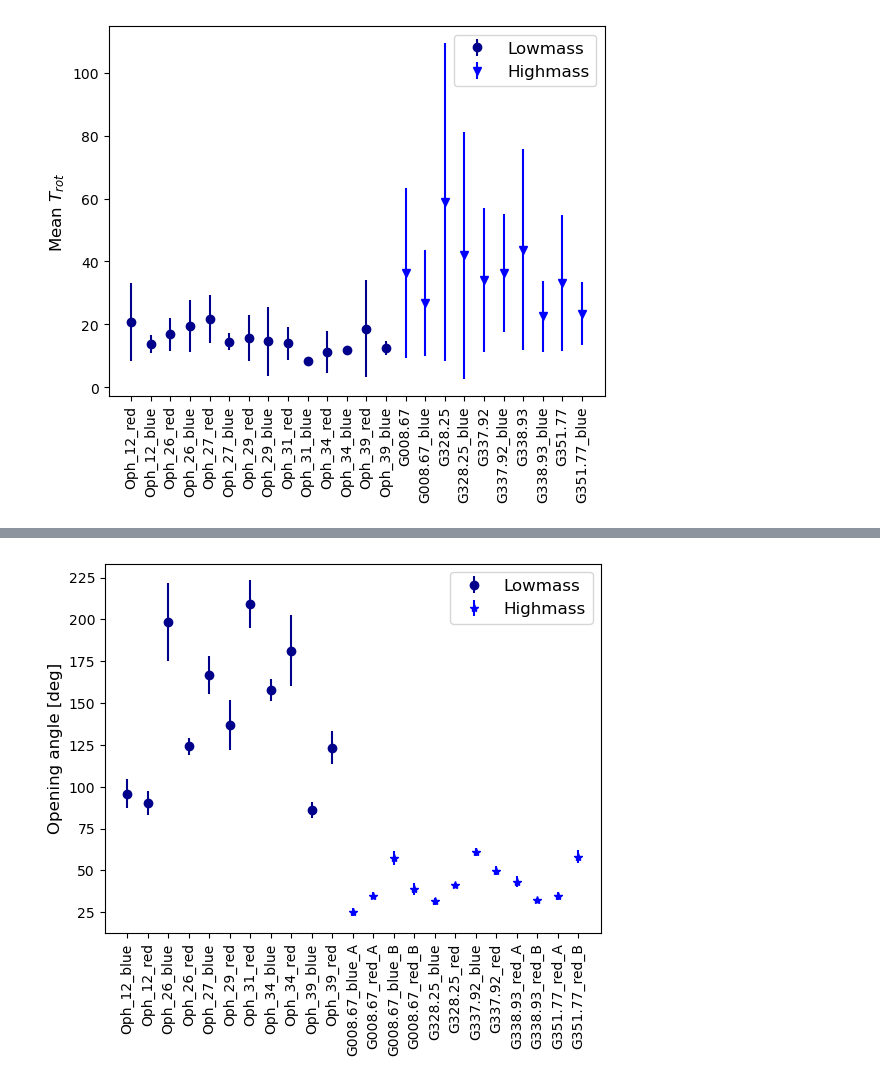
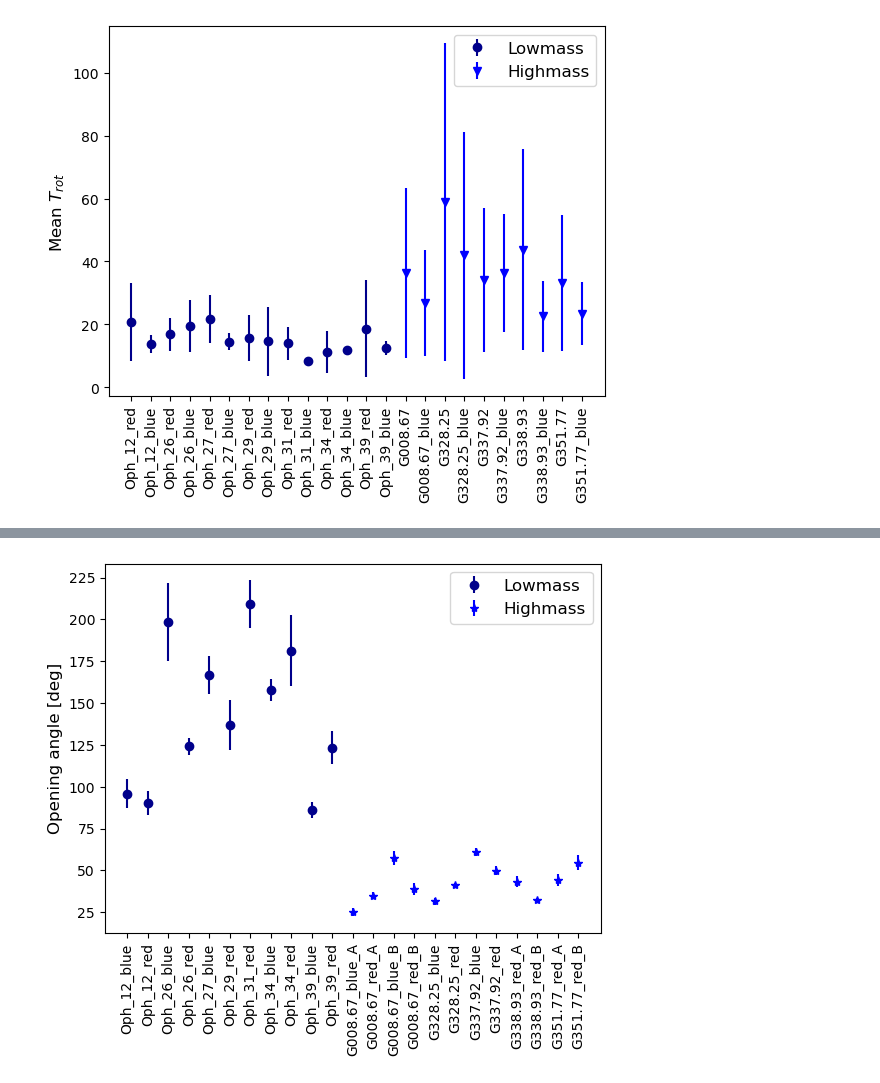
Before and after one commit to femkeballieux/master_project_2, a Jupyter notebook: code/discussion_plots.ipynb, the cells around one changed output, grey strips where cells are left out. Drawn from its saved outputs; the diff is of its cells as text; code cells hidden in the pictures.

```diff
--- a/code/discussion_plots.ipynb
+++ b/code/discussion_plots.ipynb
@@ -179,28 +179,28 @@ plt.show()
 # %%
 
 #be careful with copy pasting, blue always first
 angles_ID_lowmass=np.array(['Oph_12_blue', 'Oph_12_red', 'Oph_26_blue', 'Oph_26_red', 'Oph_27_blue', 'Oph_29_red', 'Oph_31_red',\
                      'Oph_34_blue', 'Oph_34_red', 'Oph_39_blue', 'Oph_39_red'])
 
 
 
 angles_ID_highmass = np.array(['G008.67_blue_A', 'G008.67_red_A', 'G008.67_blue_B', 'G008.67_red_B', 'G328.25_blue', 'G328.25_red', 'G337.92_blue', \
                        'G337.92_red', 'G338.93_red_A', 'G338.93_red_B', 'G351.77_red_A', 'G351.77_red_B'])
 
 
 angles_lowmass = np.array([95.8, 90.5, 198.4, 124.1, 166.8, 136.8, 209.1, 157.9, 181.2, 86.1, 123.3])
 e_angles_lowmass = np.array([8.6, 7.2, 23.4, 5.0, 11.5, 14.8, 14.2, 6.6, 21.2, 4.7, 9.8])
 
-angles_highmass= np.array([24.9, 34.9, 57.4, 38.8, 31.4, 41.4, 61.0, 49.9, 43.1, 32.5, 34.6, 58.2])
-e_angles_highmass = np.array([2.4, 1.9, 4.4, 3.7, 1.9, 1.1, 2.5, 2.7, 3.3, 1.1, 2.4, 3.8])
+angles_highmass= np.array([24.9, 34.9, 57.4, 38.8, 31.4, 41.4, 61.0, 49.9, 43.1, 32.5, 44.3, 54.6])
+e_angles_highmass = np.array([2.4, 1.9, 4.4, 3.7, 1.9, 1.1, 2.5, 2.7, 3.3, 1.1, 3.5, 4.4])
 
 plt.errorbar(angles_ID_lowmass, angles_lowmass, yerr=e_angles_lowmass, fmt='o', label='Lowmass', color='darkblue')
 plt.errorbar(angles_ID_highmass, angles_highmass, yerr=e_angles_highmass, label='Highmass', color='blue', fmt='*')
 plt.legend()
 plt.xticks(rotation=90)
 plt.ylabel('Opening angle [deg]')
 # plt.semilogy()
 plt.savefig(path+'openingangle_comparison.png', dpi=500, bbox_inches='tight')
 plt.show()
 # %% [output]
-[figure, old version]
+[figure, new version]
```
Also changed, not shown: parts of 1 cell of this notebook, 14 other files.
